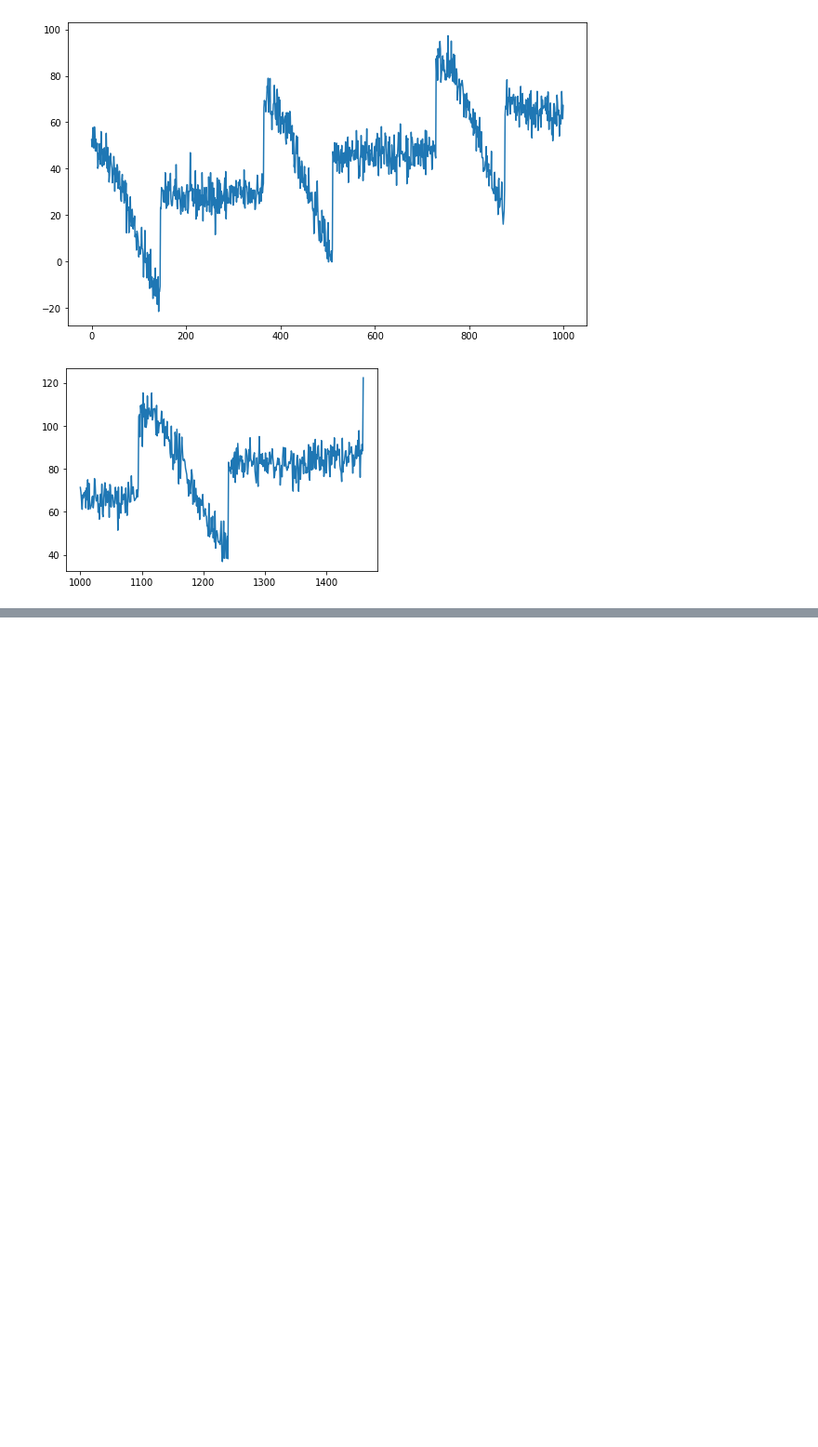
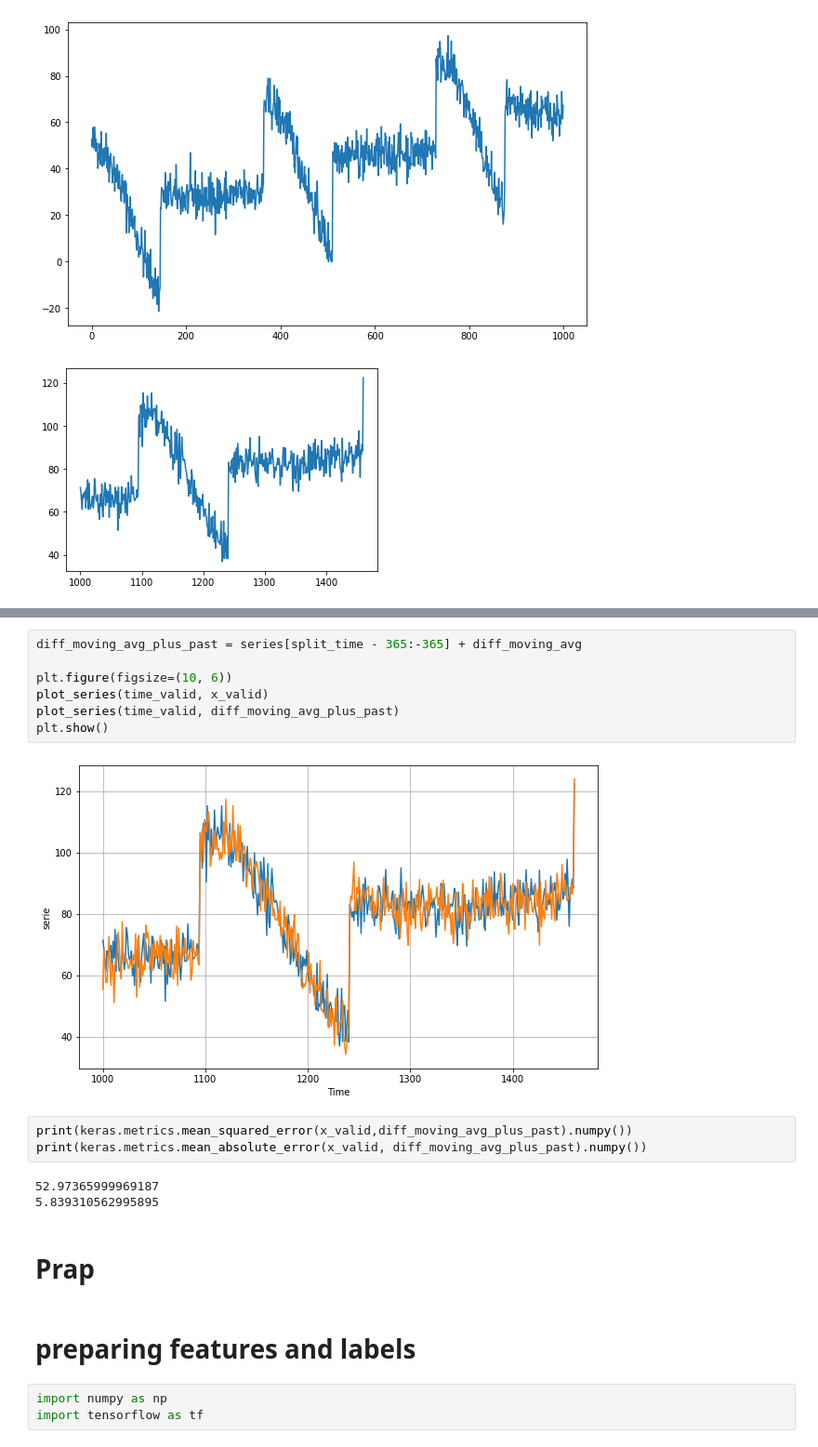
Before and after one commit to jahelsantiago/tensorflow_tutorial, a Jupyter notebook: Creating_Synthetic_Time_Series.ipynb, the cells around one changed output, grey strips where cells are left out. Shown: that part at 93% size. Cells and saved outputs as stored; diff of their text form; blank space fills up the shorter version.

```diff
--- a/Creating_Synthetic_Time_Series.ipynb
+++ b/Creating_Synthetic_Time_Series.ipynb
@@ -140,0 +160,22 @@ plt.show()
+# %%
+diff_moving_avg_plus_past = series[split_time - 365:-365] + diff_moving_avg
+
+plt.figure(figsize=(10, 6))
+plot_series(time_valid, x_valid)
+plot_series(time_valid, diff_moving_avg_plus_past)
+plt.show()
+# %% [output]
+[figure, added]
+# %%
+print(keras.metrics.mean_squared_error(x_valid,diff_moving_avg_plus_past).numpy())
+print(keras.metrics.mean_absolute_error(x_valid, diff_moving_avg_plus_past).numpy())
+# %% [output]
+52.97365999969187
+5.839310562995895
+# %% [markdown]
+# Prap
+# %% [markdown]
+# preparing features and labels
+# %%
+import numpy as np
+import tensorflow as tf
```
Also changed, not shown: parts of 25 cells of this notebook.
